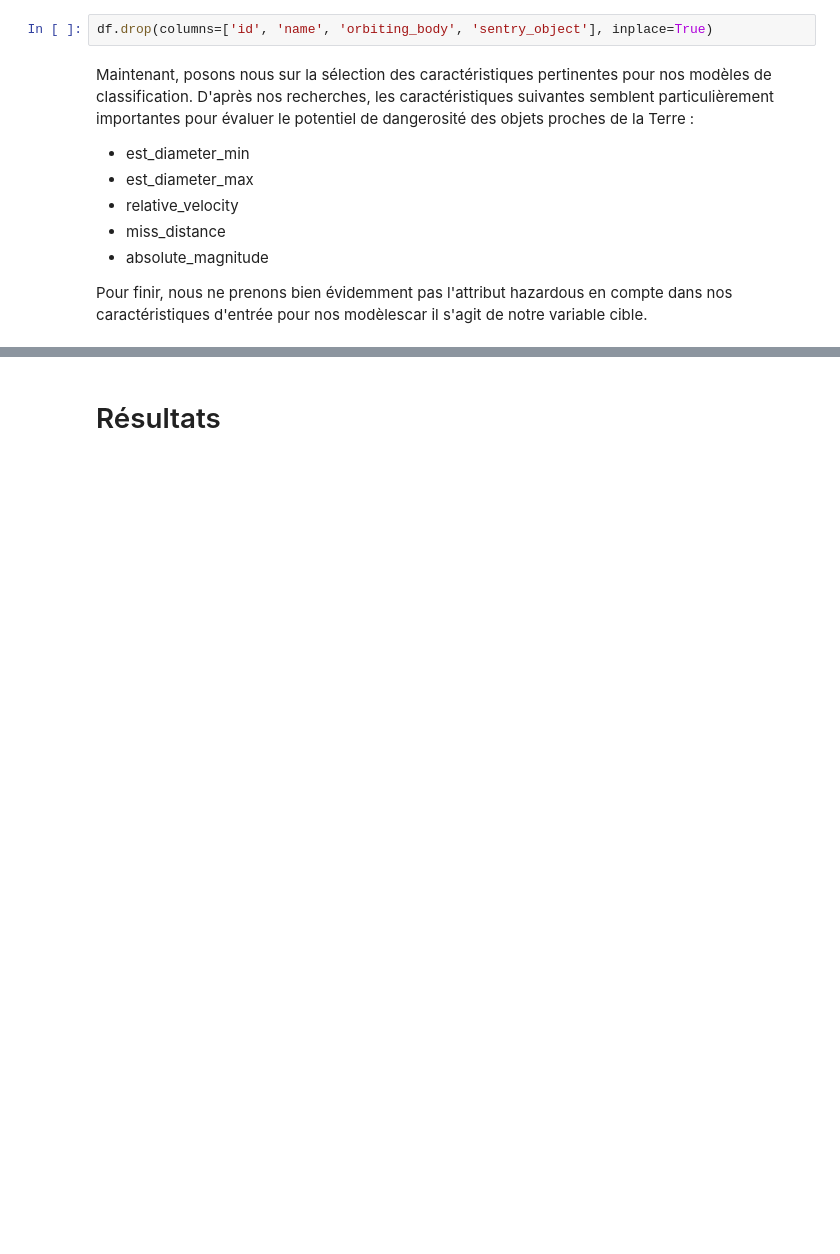
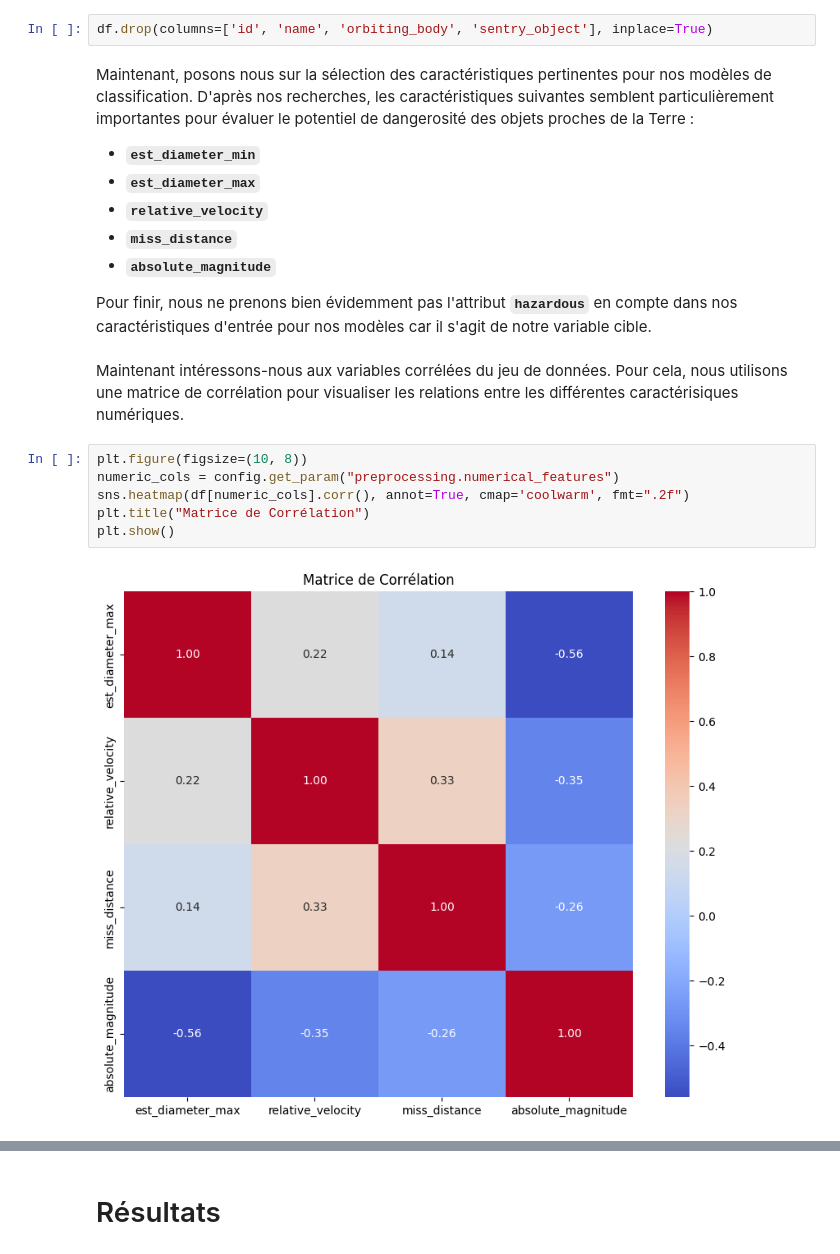
Before and after one commit to RobinBecard/NASA_Near-Earth-Objects_Classification, a Jupyter notebook: notebooks/IFT712_Project.ipynb, the cells around one changed output, grey strips where cells are left out. Drawn from its saved outputs; the diff is of its cells as text; blank space fills up the shorter version.

Commit message:
Preprocessing done completly

```diff
--- a/notebooks/IFT712_Project.ipynb
+++ b/notebooks/IFT712_Project.ipynb
@@ -211,10 +211,20 @@ df.drop(columns=['id', 'name', 'orbiting_body', 'sentry_object'], inplace=True)
 # %% [markdown]
 Maintenant, posons nous sur la sélection des caractéristiques pertinentes pour nos modèles de classification. D'après nos recherches, les caractéristiques suivantes semblent particulièrement importantes pour évaluer le potentiel de dangerosité des objets proches de la Terre :
 
-- est_diameter_min
-- est_diameter_max
-- relative_velocity
-- miss_distance
-- absolute_magnitude
+- **`est_diameter_min`**
+- **`est_diameter_max`**
+- **`relative_velocity`**
+- **`miss_distance`**
+- **`absolute_magnitude`**
 
-Pour finir, nous ne prenons bien évidemment pas l'attribut hazardous en compte dans nos caractéristiques d'entrée pour nos modèlescar il s'agit de notre variable cible.
+Pour finir, nous ne prenons bien évidemment pas l'attribut **`hazardous`** en compte dans nos caractéristiques d'entrée pour nos modèles car il s'agit de notre variable cible.
+# %% [markdown]
+Maintenant intéressons-nous aux variables corrélées du jeu de données. Pour cela, nous utilisons une matrice de corrélation pour visualiser les relations entre les différentes caractérisiques numériques.
+# %%
+plt.figure(figsize=(10, 8))
+numeric_cols = config.get_param("preprocessing.numerical_features")
+sns.heatmap(df[numeric_cols].corr(), annot=True, cmap='coolwarm', fmt=".2f")
+plt.title("Matrice de Corrélation")
+plt.show()
+# %% [output]
+[figure, added]
```
Also changed, not shown: parts of 13 cells of this notebook, 2 other files.
